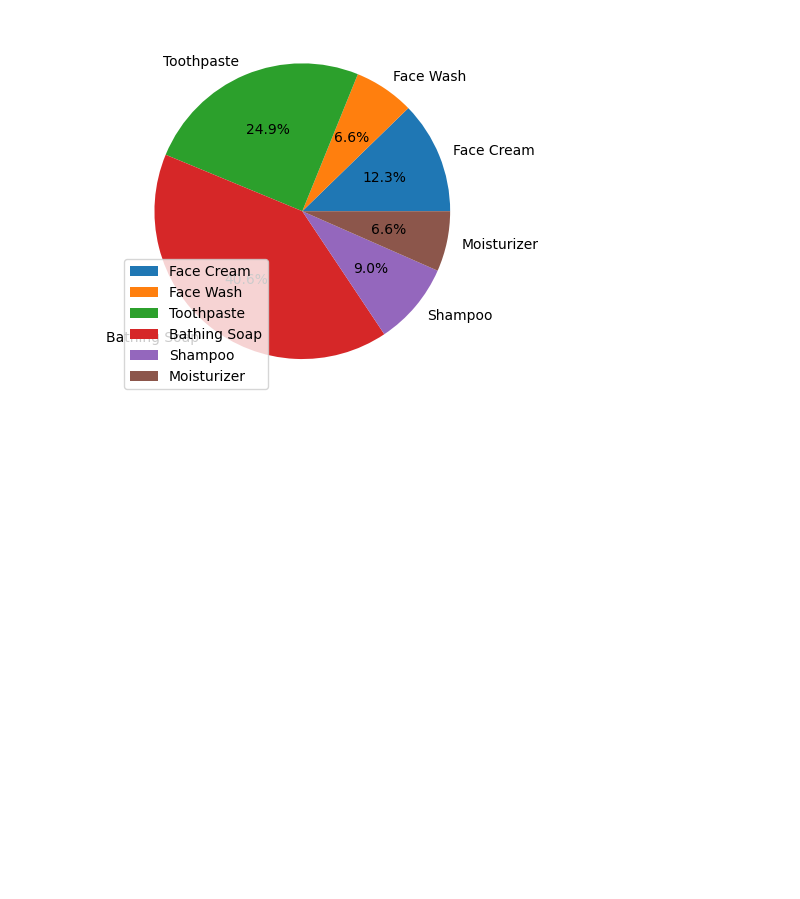
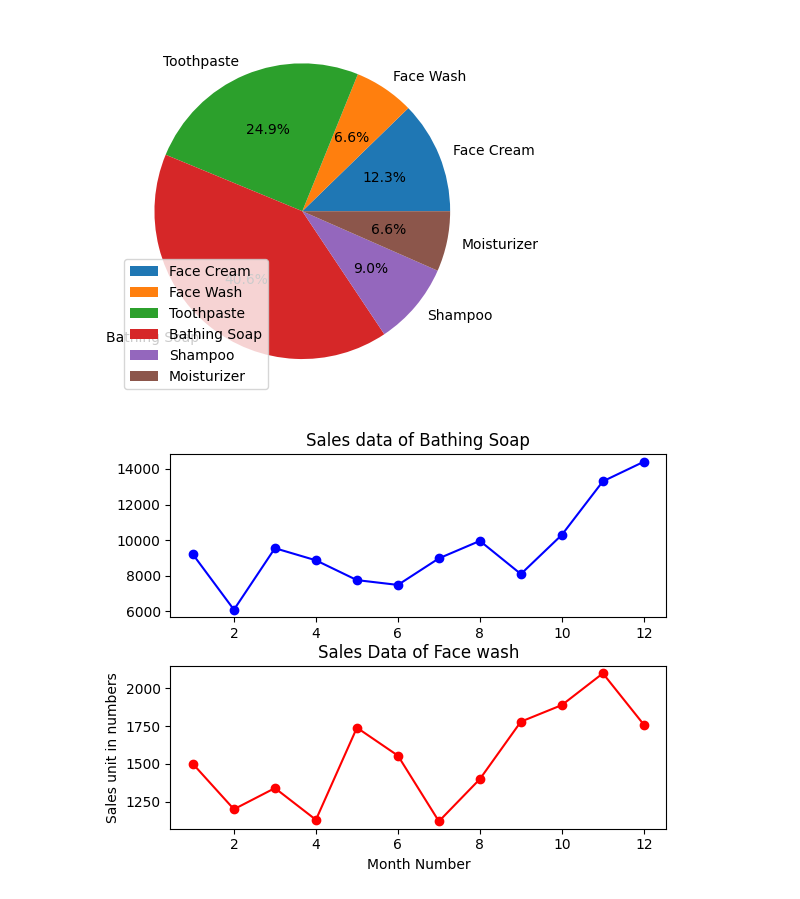
Before and after one commit to 254Bit/PythonMatplotLibExercises, a Jupyter notebook: exercise_1.ipynb, the cells around one changed output. Drawn from its saved outputs; the diff is of its cells as text; code cells hidden in the pictures; blank space fills up the shorter version.

```diff
--- a/exercise_1.ipynb
+++ b/exercise_1.ipynb
@@ -156,3 +156,20 @@ plt.legend()
 plt.show()
 # %% [output]
 [figure]
+# %%
+# Read Bathing soap and facewash of all months and display it using the Subplot
+plt.subplot(2,1,1)
+plt.plot('month_number','bathingsoap',data=sales_data,color='blue',marker='o')
+plt.title('Sales data of Bathing Soap')
+
+plt.subplot(2,1,2)
+plt.plot('month_number','facewash',data=sales_data,color='red',marker='o')
+plt.xlabel('Month Number')
+plt.title('Sales Data of Face wash')
+plt.ylabel('Sales unit in numbers')
+
+plt.subplots_adjust(bottom=0.1,wspace=0.4,hspace=0.3)
+
+plt.show()
+# %% [output]
+[figure, added]
```
